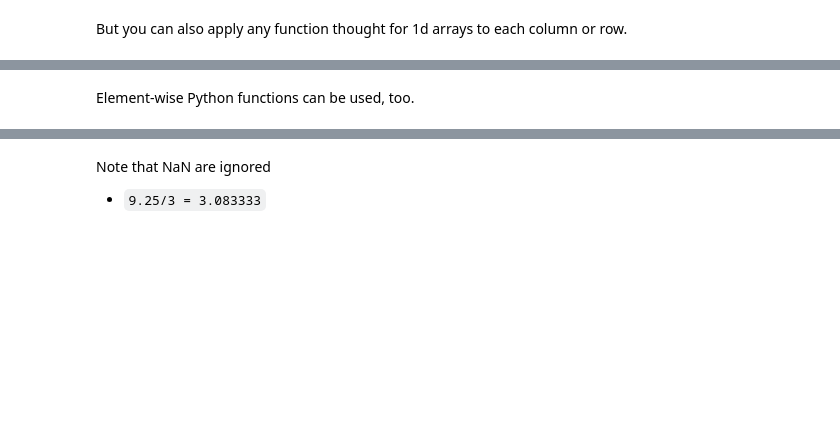
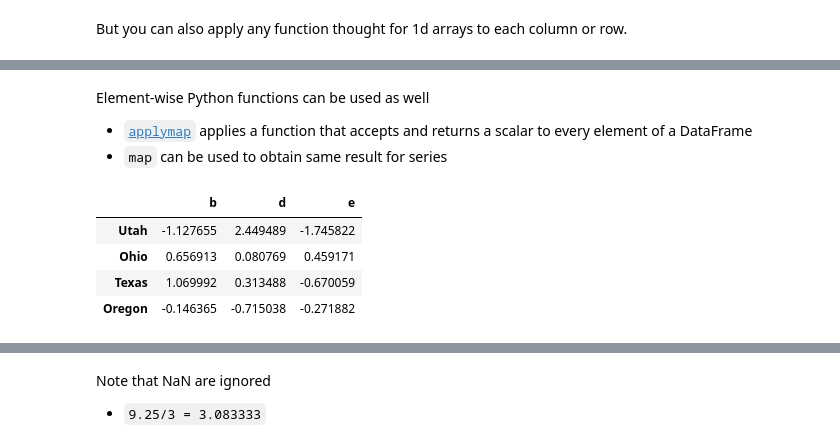
Before and after one commit to EMbeDS-education/IPDPP-GSSI-20202021, a Jupyter notebook: jupyter/jupyterNotebooks/Part1_NumPy_Pandas.ipynb, the cells around one changed output, grey strips where cells are left out. Cells and saved outputs as stored; diff of their text form; code cells hidden in the pictures; blank space fills up the shorter version.

```diff
--- a/jupyter/jupyterNotebooks/Part1_NumPy_Pandas.ipynb
+++ b/jupyter/jupyterNotebooks/Part1_NumPy_Pandas.ipynb
@@ -1401,5 +1446,15 @@ frame.apply(f, axis='columns')
-# %% [markdown]
-Element-wise Python functions can be used, too.
+# %% [markdown]
+Element-wise Python functions can be used as well
+- [`applymap`](https://pandas.pydata.org/pandas-docs/stable/reference/api/pandas.DataFrame.applymap.html) applies a function that accepts and returns a scalar to every element of a DataFrame
+- `map` can be used to obtain same result for series
+# %%
+frame
+# %% [output]
+|  | b | d | e |
+| Utah | -1.127655 | 2.449489 | -1.745822 |
+| Ohio | 0.656913 | 0.080769 | 0.459171 |
+| Texas | 1.069992 | 0.313488 | -0.670059 |
+| Oregon | -0.146365 | -0.715038 | -0.271882 |
 # %%
 times_ten = lambda x: x*10
 frame.applymap(times_ten)
```
Also changed, not shown: parts of 24 cells of this notebook.
